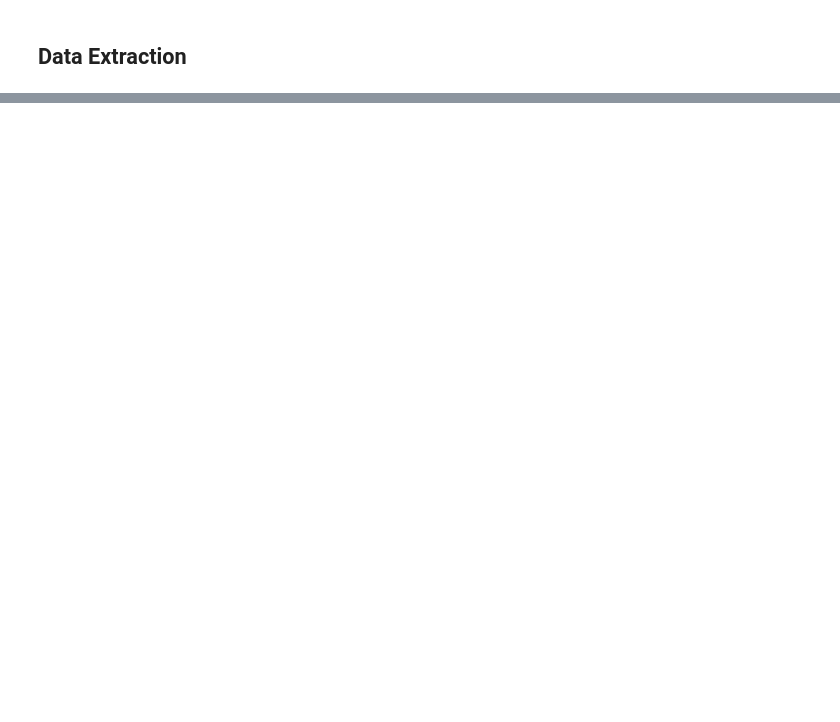
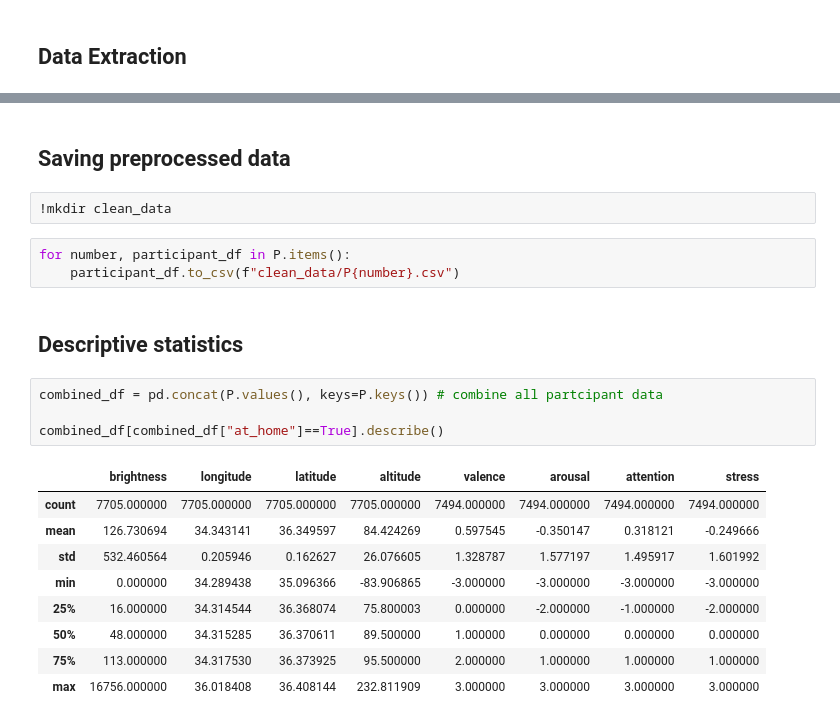
Before and after one commit to mauro-vb/quantitative-methods-analysis-project, a Jupyter notebook: Preprocessing.ipynb, the cells around one changed output, grey strips where cells are left out. Saved outputs shown, nothing was run; the diff lists cells and outputs as text; blank space fills up the shorter version.

```diff
--- a/Preprocessing.ipynb
+++ b/Preprocessing.ipynb
@@ -97,0 +98,23 @@ P[10].sample(10)
+# %% [markdown]
+## Saving preprocessed data
+# %%
+!mkdir clean_data
+# %%
+for number, participant_df in P.items():
+    participant_df.to_csv(f"clean_data/P{number}.csv")
+# %% [markdown]
+## Descriptive statistics
+# %%
+combined_df = pd.concat(P.values(), keys=P.keys()) # combine all partcipant data
+
+combined_df[combined_df["at_home"]==True].describe()
+# %% [output]
+|  | brightness | longitude | latitude | altitude | valence | arousal | attention | stress |
+| count | 7705.000000 | 7705.000000 | 7705.000000 | 7705.000000 | 7494.000000 | 7494.000000 | 7494.000000 | 7494.000000 |
+| mean | 126.730694 | 34.343141 | 36.349597 | 84.424269 | 0.597545 | -0.350147 | 0.318121 | -0.249666 |
+| std | 532.460564 | 0.205946 | 0.162627 | 26.076605 | 1.328787 | 1.577197 | 1.495917 | 1.601992 |
+| min | 0.000000 | 34.289438 | 35.096366 | -83.906865 | -3.000000 | -3.000000 | -3.000000 | -3.000000 |
+| 25% | 16.000000 | 34.314544 | 36.368074 | 75.800003 | 0.000000 | -2.000000 | -1.000000 | -2.000000 |
+| 50% | 48.000000 | 34.315285 | 36.370611 | 89.500000 | 1.000000 | 0.000000 | 0.000000 | 0.000000 |
+| 75% | 113.000000 | 34.317530 | 36.373925 | 95.500000 | 2.000000 | 1.000000 | 1.000000 | 1.000000 |
+| max | 16756.000000 | 36.018408 | 36.408144 | 232.811909 | 3.000000 | 3.000000 | 3.000000 | 3.000000 |
```
Also changed, not shown: parts of 11 cells of this notebook, 5 other files.
